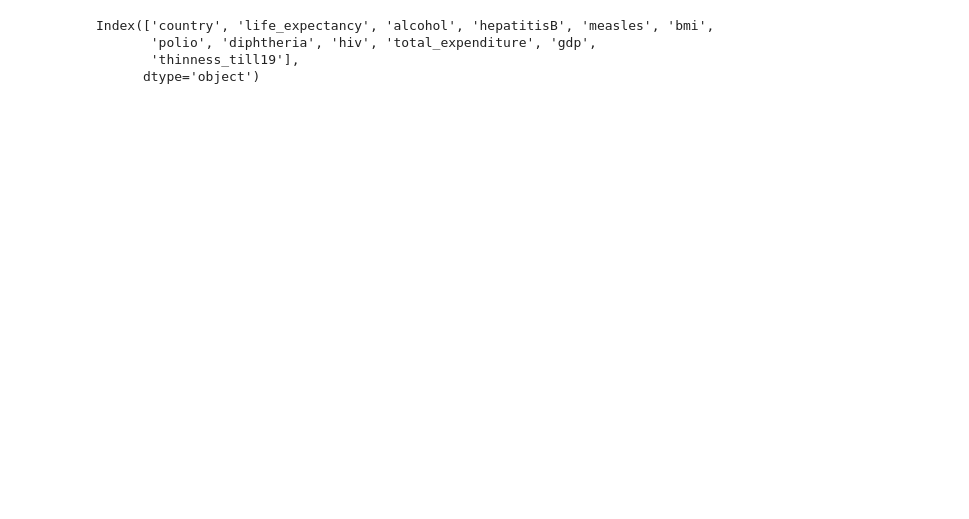
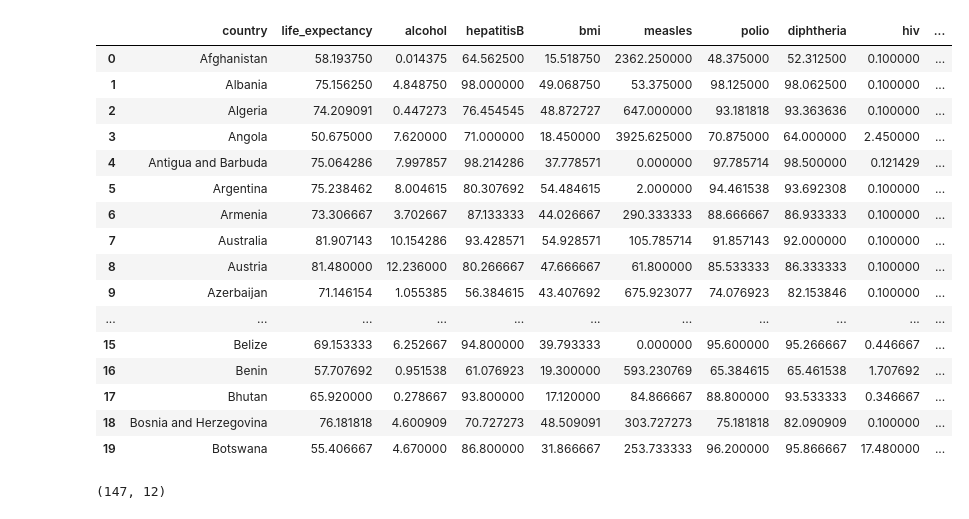
Before and after one commit to DaggerForce/Life_Expectancy_Project, a Jupyter notebook: data_mining.ipynb, the cells around one changed output. Saved outputs shown, nothing was run; the diff lists cells and outputs as text; code cells hidden in the pictures; blank space fills up the shorter version.

Commit message:
refined data

```diff
--- a/data_mining.ipynb
+++ b/data_mining.ipynb
@@ -7,11 +7,3 @@ import scipy.stats as stats
 import math
 import statsmodels.api as sm
 from statsmodels.formula.api import ols
-# %%
-df = pd.read_csv('refined_life_expect.csv')
-df.columns
-# %% [output]
-Index(['country', 'life_expectancy', 'alcohol', 'hepatitisB', 'measles', 'bmi',
-       'polio', 'diphtheria', 'hiv', 'total_expenditure', 'gdp',
-       'thinness_till19'],
-      dtype='object')
@@ -20,2 +10,38 @@ dropped_df = df.dropna(inplace=True) #remove all the observations missing data
+# %%
+df = pd.read_csv('refined_life_expect.csv')
+# print(df.head(20))
+df.dropna(inplace=True) #remove all the observations missing data
+
+grouped_df = df.groupby(by='country', as_index=False).agg({'life_expectancy': 'mean', 'alcohol': 'mean',
+                                                           'hepatitisB': 'mean', 'bmi': 'mean',
+                                                           'measles': 'mean', 'polio': 'mean',
+                                                           'polio': 'mean', 'diphtheria': 'mean',
+                                                           'hiv': 'mean', 'total_expenditure': 'mean',
+                                                           'gdp': 'mean', 'thinness_till19': 'mean',
+                                                           'status': 'unique'})
+
+grouped_df.head(20)
+# %% [output]
+|  | country | life_expectancy | alcohol | hepatitisB | bmi | measles | polio | diphtheria | hiv | ... |
+| 0 | Afghanistan | 58.193750 | 0.014375 | 64.562500 | 15.518750 | 2362.250000 | 48.375000 | 52.312500 | 0.100000 | ... |
+| 1 | Albania | 75.156250 | 4.848750 | 98.000000 | 49.068750 | 53.375000 | 98.125000 | 98.062500 | 0.100000 | ... |
+| 2 | Algeria | 74.209091 | 0.447273 | 76.454545 | 48.872727 | 647.000000 | 93.181818 | 93.363636 | 0.100000 | ... |
+| 3 | Angola | 50.675000 | 7.620000 | 71.000000 | 18.450000 | 3925.625000 | 70.875000 | 64.000000 | 2.450000 | ... |
+| 4 | Antigua and Barbuda | 75.064286 | 7.997857 | 98.214286 | 37.778571 | 0.000000 | 97.785714 | 98.500000 | 0.121429 | ... |
+| 5 | Argentina | 75.238462 | 8.004615 | 80.307692 | 54.484615 | 2.000000 | 94.461538 | 93.692308 | 0.100000 | ... |
+| 6 | Armenia | 73.306667 | 3.702667 | 87.133333 | 44.026667 | 290.333333 | 88.666667 | 86.933333 | 0.100000 | ... |
+| 7 | Australia | 81.907143 | 10.154286 | 93.428571 | 54.928571 | 105.785714 | 91.857143 | 92.000000 | 0.100000 | ... |
+| 8 | Austria | 81.480000 | 12.236000 | 80.266667 | 47.666667 | 61.800000 | 85.533333 | 86.333333 | 0.100000 | ... |
+| 9 | Azerbaijan | 71.146154 | 1.055385 | 56.384615 | 43.407692 | 675.923077 | 74.076923 | 82.153846 | 0.100000 | ... |
+| ... | ... | ... | ... | ... | ... | ... | ... | ... | ... | ... |
+| 15 | Belize | 69.153333 | 6.252667 | 94.800000 | 39.793333 | 0.000000 | 95.600000 | 95.266667 | 0.446667 | ... |
+| 16 | Benin | 57.707692 | 0.951538 | 61.076923 | 19.300000 | 593.230769 | 65.384615 | 65.461538 | 1.707692 | ... |
+| 17 | Bhutan | 65.920000 | 0.278667 | 93.800000 | 17.120000 | 84.866667 | 88.800000 | 93.533333 | 0.346667 | ... |
+| 18 | Bosnia and Herzegovina | 76.181818 | 4.600909 | 70.727273 | 48.509091 | 303.727273 | 75.181818 | 82.090909 | 0.100000 | ... |
+| 19 | Botswana | 55.406667 | 4.670000 | 86.800000 | 31.866667 | 253.733333 | 96.200000 | 95.866667 | 17.480000 | ... |
+# %%
+grouped_df.shape
+# %% [output]
+(147, 12)
 # %%
 sns.pairplot(df, diag_kind="kde", height=2.5)
```
Also changed, not shown: parts of 4 cells of this notebook, 1 other file.
